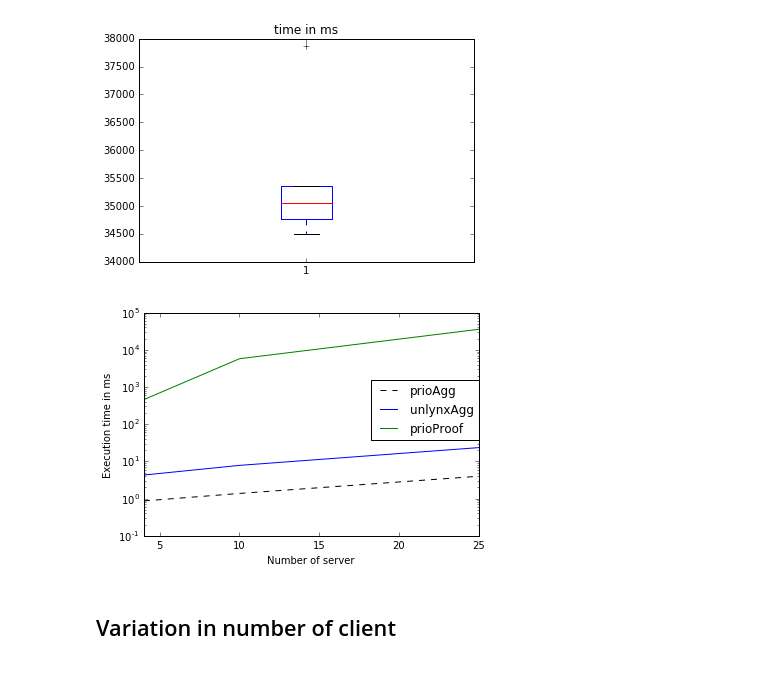
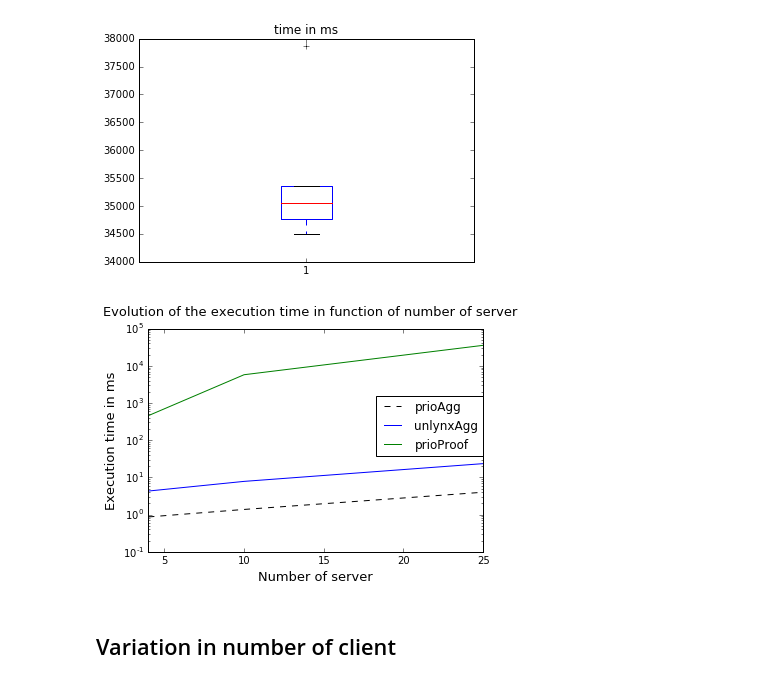
Before and after one commit to maxpr/MasterProjectDocuments, a Jupyter notebook: PDMPLOTTING/Untitled.ipynb, the cells around one changed output. Drawn from its saved outputs; the diff is of its cells as text; code cells hidden in the pictures.

```diff
--- a/PDMPLOTTING/Untitled.ipynb
+++ b/PDMPLOTTING/Untitled.ipynb
@@ -108,20 +111,21 @@ std is 1215.87074882
 # %%
 fig, ax = plt.subplots()
 
 plt.yscale('log')
 plt.xlim([4,25])
-plt.xlabel('Number of server')
-plt.ylabel('Execution time in ms')
+plt.xlabel('Number of server',fontsize=13)
+plt.ylabel('Execution time in ms',fontsize=13)
 
 ax.plot(y,x,'k--',label='prioAgg')
 
 ax.plot(y,xp,label='unlynxAgg')
 ax.plot(y,xpp,label='prioProof')
-legend = plt.legend(bbox_to_anchor=(1, 0.7), loc=1, borderaxespad=0.)
+fig.suptitle("Evolution of the execution time in function of number of server", fontsize=13)
+legend = plt.legend(bbox_to_anchor=(1, 0.7), loc=1, borderaxespad=0.,fontsize=12)
 
 plt.savefig('prioServer.png')
 # %% [output]
-[figure, old version]
+[figure, new version]
 # %% [markdown]
 ## Variation in number of client
 # %%
```
Also changed, not shown: parts of 7 cells of this notebook, 18 other files.
